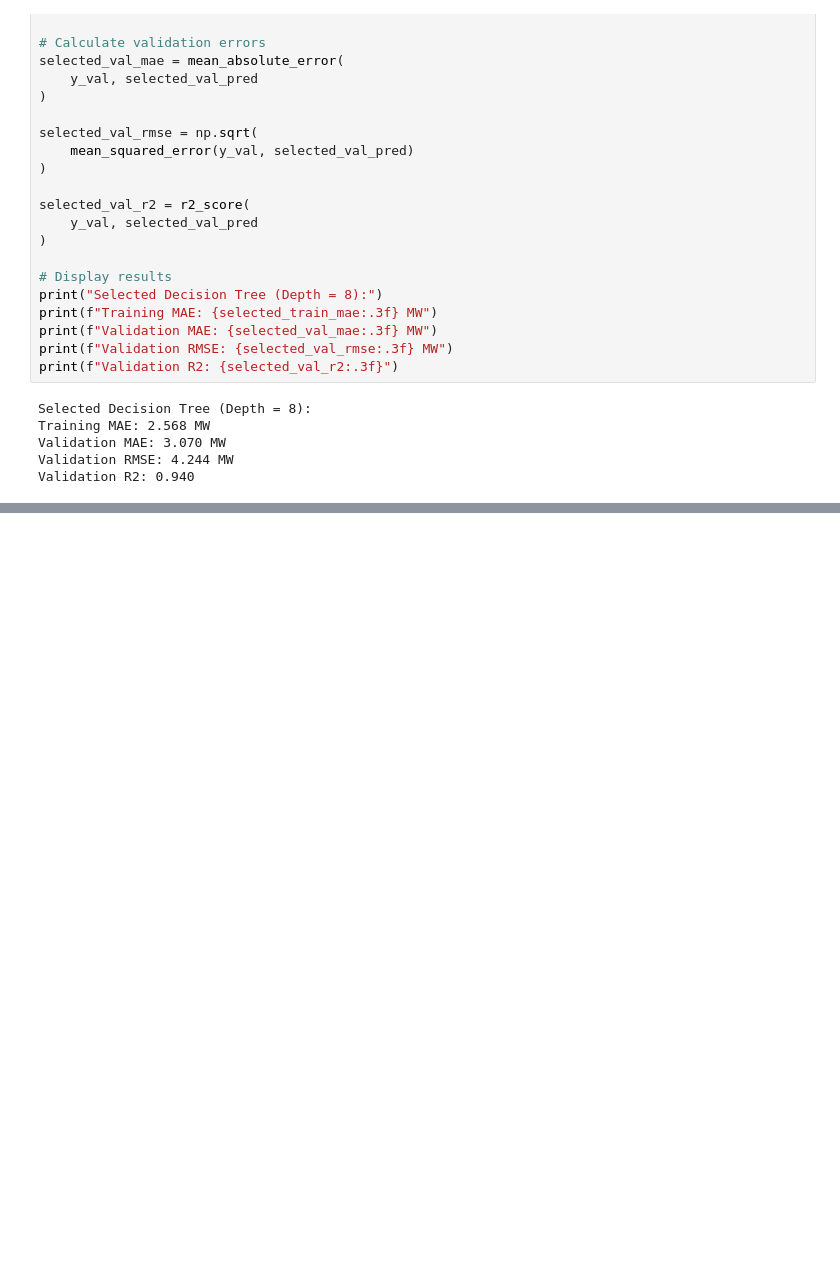
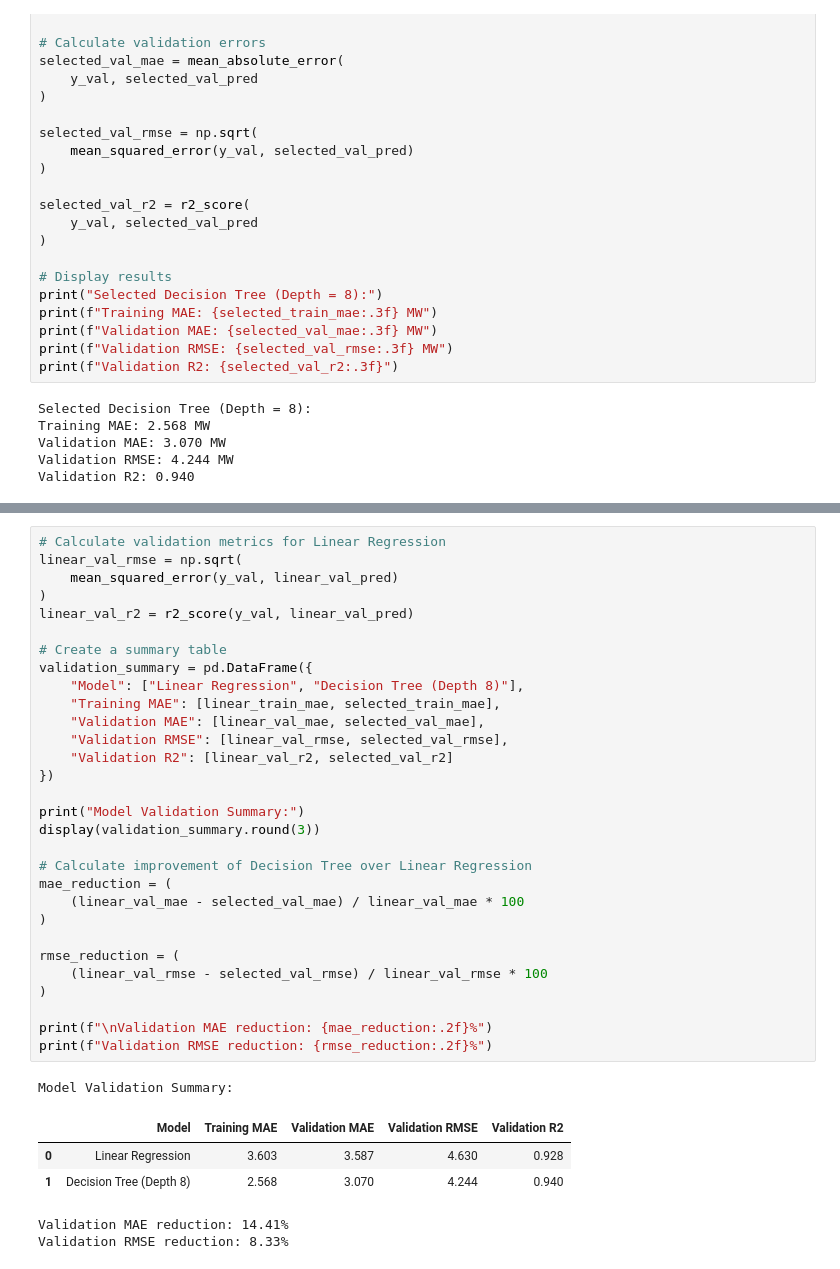
Before and after one commit to kson3/MMA3001_Power_Plant_Project, a Jupyter notebook: notebooks/03_decision_tree_regression.ipynb, the cells around one changed output, grey strips where cells are left out. Drawn from its saved outputs; the diff is of its cells as text; blank space fills up the shorter version.

```diff
--- a/notebooks/03_decision_tree_regression.ipynb
+++ b/notebooks/03_decision_tree_regression.ipynb
@@ -195,0 +290,37 @@ Validation R2: 0.940
+# %%
+# Calculate validation metrics for Linear Regression
+linear_val_rmse = np.sqrt(
+    mean_squared_error(y_val, linear_val_pred)
+)
+linear_val_r2 = r2_score(y_val, linear_val_pred)
+
+# Create a summary table
+validation_summary = pd.DataFrame({
+    "Model": ["Linear Regression", "Decision Tree (Depth 8)"],
+    "Training MAE": [linear_train_mae, selected_train_mae],
+    "Validation MAE": [linear_val_mae, selected_val_mae],
+    "Validation RMSE": [linear_val_rmse, selected_val_rmse],
+    "Validation R2": [linear_val_r2, selected_val_r2]
+})
+
+print("Model Validation Summary:")
+display(validation_summary.round(3))
+
+# Calculate improvement of Decision Tree over Linear Regression
+mae_reduction = (
+    (linear_val_mae - selected_val_mae) / linear_val_mae * 100
+)
+
+rmse_reduction = (
+    (linear_val_rmse - selected_val_rmse) / linear_val_rmse * 100
+)
+
+print(f"\nValidation MAE reduction: {mae_reduction:.2f}%")
+print(f"Validation RMSE reduction: {rmse_reduction:.2f}%")
+# %% [output]
+Model Validation Summary:
+|  | Model | Training MAE | Validation MAE | Validation RMSE | Validation R2 |
+| 0 | Linear Regression | 3.603 | 3.587 | 4.630 | 0.928 |
+| 1 | Decision Tree (Depth 8) | 2.568 | 3.070 | 4.244 | 0.940 |
+Validation MAE reduction: 14.41%
+Validation RMSE reduction: 8.33%
```
Also changed, not shown: parts of 3 cells of this notebook.
